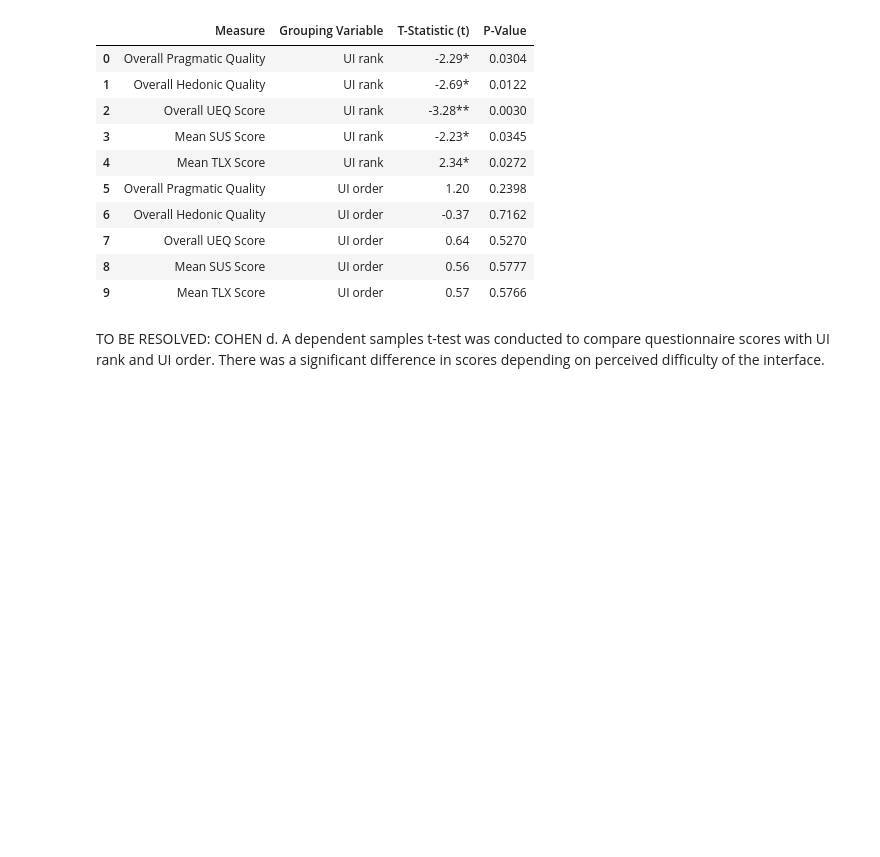
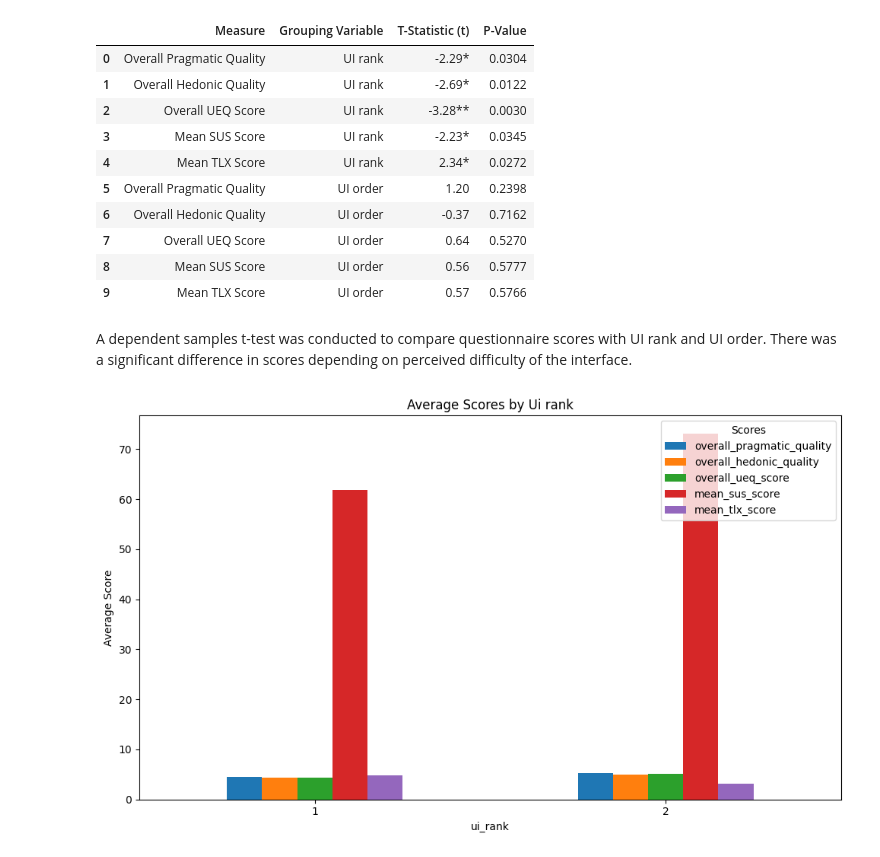
Before and after one commit to ggril/master_thesis, a Jupyter notebook: final_report.ipynb, the cells around one changed output. Saved outputs shown, nothing was run; the diff lists cells and outputs as text; code cells hidden in the pictures; blank space fills up the shorter version.

Commit message:
now with cronbach alpha, cohen d and updated visualisations

```diff
--- a/final_report.ipynb
+++ b/final_report.ipynb
@@ -167,5 +247,8 @@ ttest_table
 | 8 | Mean SUS Score | UI order | 0.56 | 0.5777 |
 | 9 | Mean TLX Score | UI order | 0.57 | 0.5766 |
 # %% [markdown]
-TO BE RESOLVED: COHEN d.
 A dependent samples t-test was conducted to compare questionnaire scores with UI rank and UI order. There was a significant difference in scores depending on perceived difficulty of the interface.
+# %%
+analyst.visualize_scores_by(full_data, 'UI rank')
+# %% [output]
+[figure, added]
```
Also changed, not shown: parts of 15 cells of this notebook, 3 other files.
